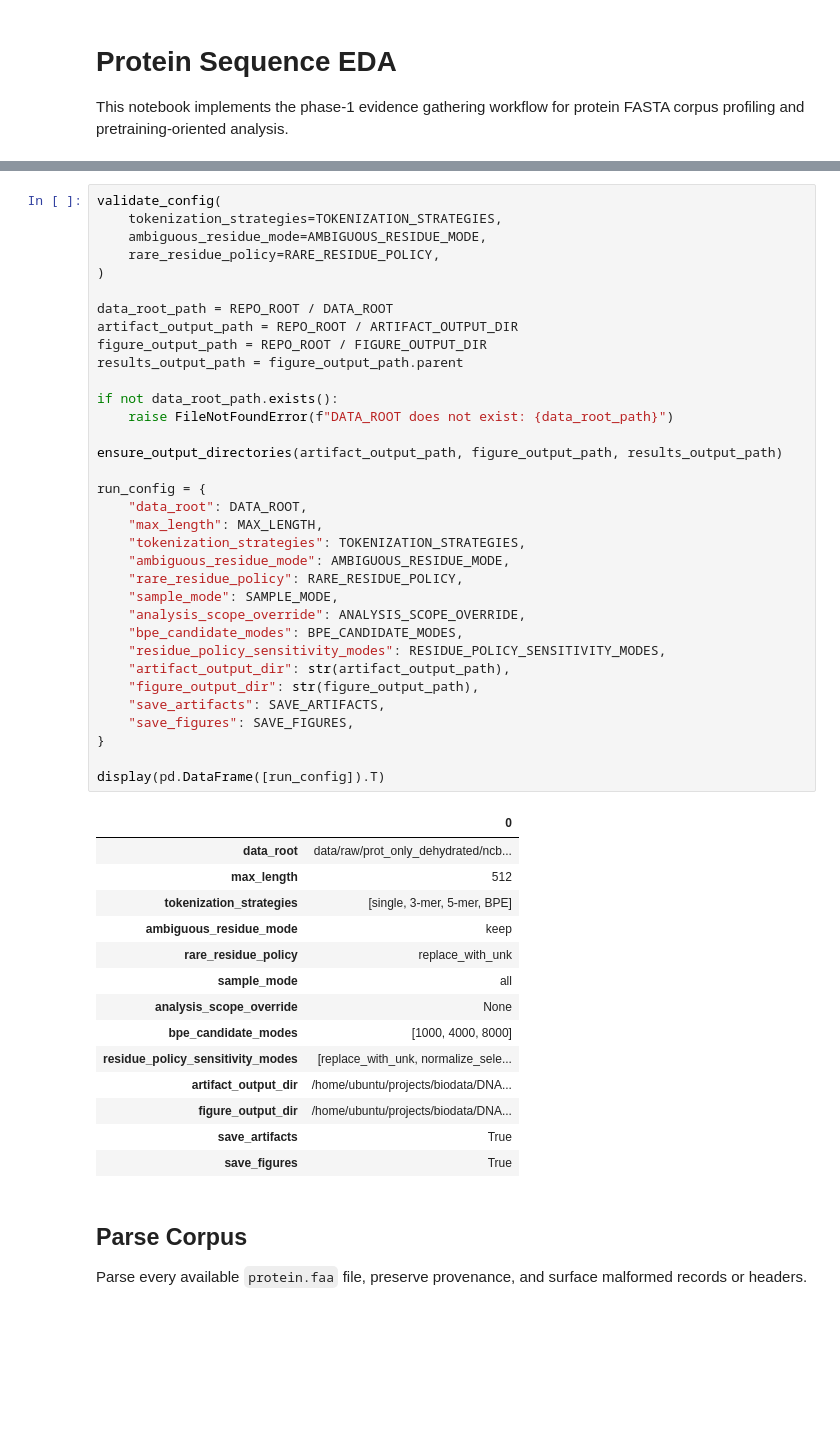
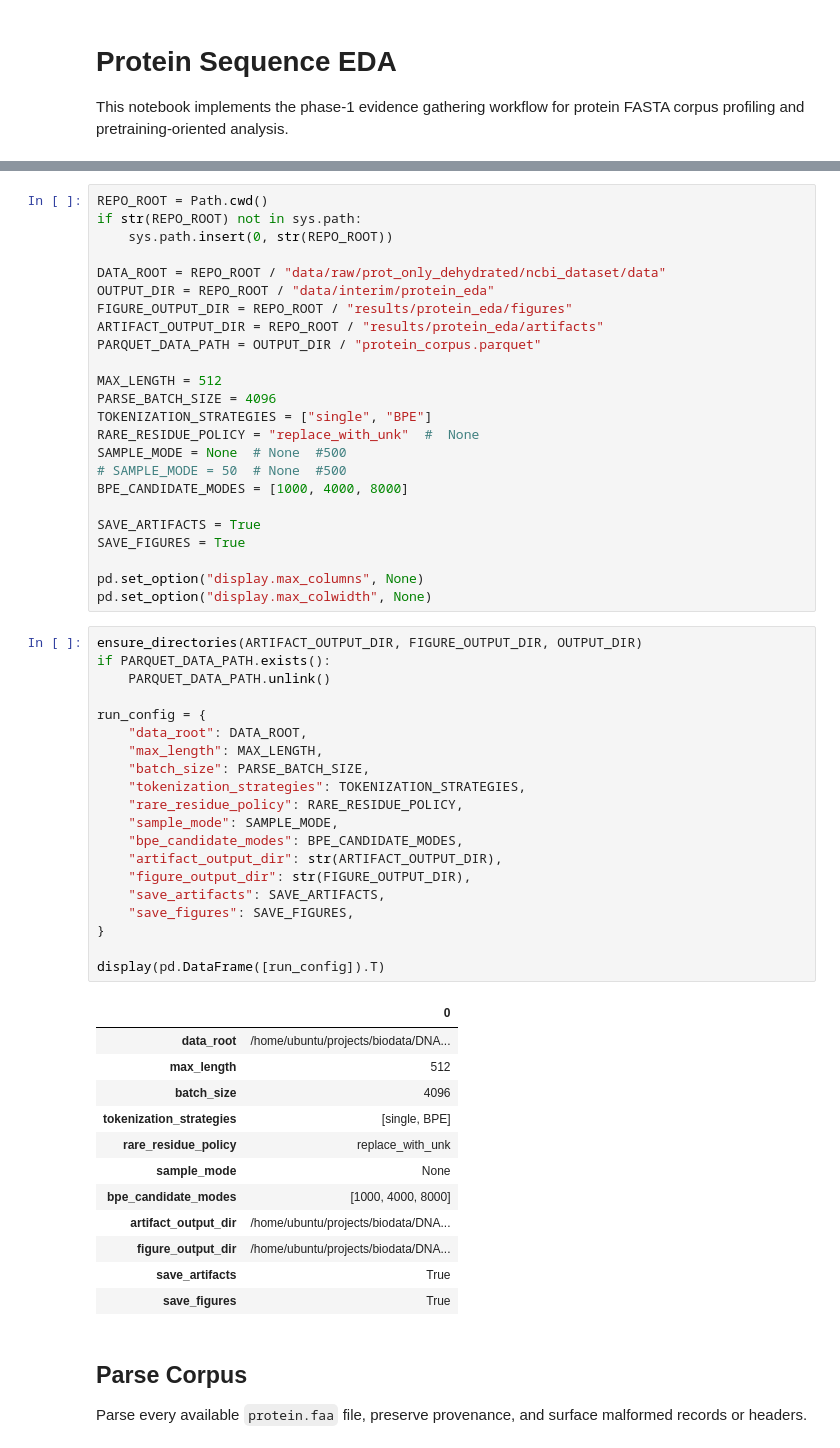
Before and after one commit to jayanta-banik/DNA-BERT, a Jupyter notebook: EDA.ipynb, the cells around one changed output, grey strips where cells are left out. Drawn from its saved outputs; the diff is of its cells as text; blank space fills up the shorter version.

```diff
--- a/EDA.ipynb
+++ b/EDA.ipynb
@@ -44,48 +25,56 @@ This notebook implements the phase-1 evidence gathering workflow for protein FAS
+# %%
+REPO_ROOT = Path.cwd()
+if str(REPO_ROOT) not in sys.path:
+    sys.path.insert(0, str(REPO_ROOT))
+
+DATA_ROOT = REPO_ROOT / "data/raw/prot_only_dehydrated/ncbi_dataset/data"
+OUTPUT_DIR = REPO_ROOT / "data/interim/protein_eda"
+FIGURE_OUTPUT_DIR = REPO_ROOT / "results/protein_eda/figures"
+ARTIFACT_OUTPUT_DIR = REPO_ROOT / "results/protein_eda/artifacts"
+PARQUET_DATA_PATH = OUTPUT_DIR / "protein_corpus.parquet"
+
+MAX_LENGTH = 512
+PARSE_BATCH_SIZE = 4096
+TOKENIZATION_STRATEGIES = ["single", "BPE"]
+RARE_RESIDUE_POLICY = "replace_with_unk"  #  None
+SAMPLE_MODE = None  # None  #500
+# SAMPLE_MODE = 50  # None  #500
+BPE_CANDIDATE_MODES = [1000, 4000, 8000]
+
+SAVE_ARTIFACTS = True
+SAVE_FIGURES = True
+
+pd.set_option("display.max_columns", None)
+pd.set_option("display.max_colwidth", None)
 # %%
-validate_config(
-    tokenization_strategies=TOKENIZATION_STRATEGIES,
-    ambiguous_residue_mode=AMBIGUOUS_RESIDUE_MODE,
-    rare_residue_policy=RARE_RESIDUE_POLICY,
-)
-
-data_root_path = REPO_ROOT / DATA_ROOT
-artifact_output_path = REPO_ROOT / ARTIFACT_OUTPUT_DIR
-figure_output_path = REPO_ROOT / FIGURE_OUTPUT_DIR
-results_output_path = figure_output_path.parent
-
-if not data_root_path.exists():
-    raise FileNotFoundError(f"DATA_ROOT does not exist: {data_root_path}")
-
-ensure_output_directories(artifact_output_path, figure_output_path, results_output_path)
+ensure_directories(ARTIFACT_OUTPUT_DIR, FIGURE_OUTPUT_DIR, OUTPUT_DIR)
+if PARQUET_DATA_PATH.exists():
+    PARQUET_DATA_PATH.unlink()
 
 run_config = {
     "data_root": DATA_ROOT,
     "max_length": MAX_LENGTH,
+    "batch_size": PARSE_BATCH_SIZE,
     "tokenization_strategies": TOKENIZATION_STRATEGIES,
-    "ambiguous_residue_mode": AMBIGUOUS_RESIDUE_MODE,
     "rare_residue_policy": RARE_RESIDUE_POLICY,
     "sample_mode": SAMPLE_MODE,
-    "analysis_scope_override": ANALYSIS_SCOPE_OVERRIDE,
     "bpe_candidate_modes": BPE_CANDIDATE_MODES,
-    "residue_policy_sensitivity_modes": RESIDUE_POLICY_SENSITIVITY_MODES,
-    "artifact_output_dir": str(artifact_output_path),
-    "figure_output_dir": str(figure_output_path),
+    "artifact_output_dir": str(ARTIFACT_OUTPUT_DIR),
+    "figure_output_dir": str(FIGURE_OUTPUT_DIR),
     "save_artifacts": SAVE_ARTIFACTS,
     "save_figures": SAVE_FIGURES,
 }
 
 display(pd.DataFrame([run_config]).T)
 # %% [output]
 |  | 0 |
-| data_root | data/raw/prot_only_dehydrated/ncb... |
+| data_root | /home/ubuntu/projects/biodata/DNA... |
 | max_length | 512 |
-| tokenization_strategies | [single, 3-mer, 5-mer, BPE] |
-| ambiguous_residue_mode | keep |
+| batch_size | 4096 |
+| tokenization_strategies | [single, BPE] |
 | rare_residue_policy | replace_with_unk |
-| sample_mode | all |
-| analysis_scope_override | None |
+| sample_mode | None |
 | bpe_candidate_modes | [1000, 4000, 8000] |
-| residue_policy_sensitivity_modes | [replace_with_unk, normalize_sele... |
 | artifact_output_dir | /home/ubuntu/projects/biodata/DNA... |
 | figure_output_dir | /home/ubuntu/projects/biodata/DNA... |
 | save_artifacts | True |
```
Also changed, not shown: parts of 18 cells of this notebook, 13 other files.
